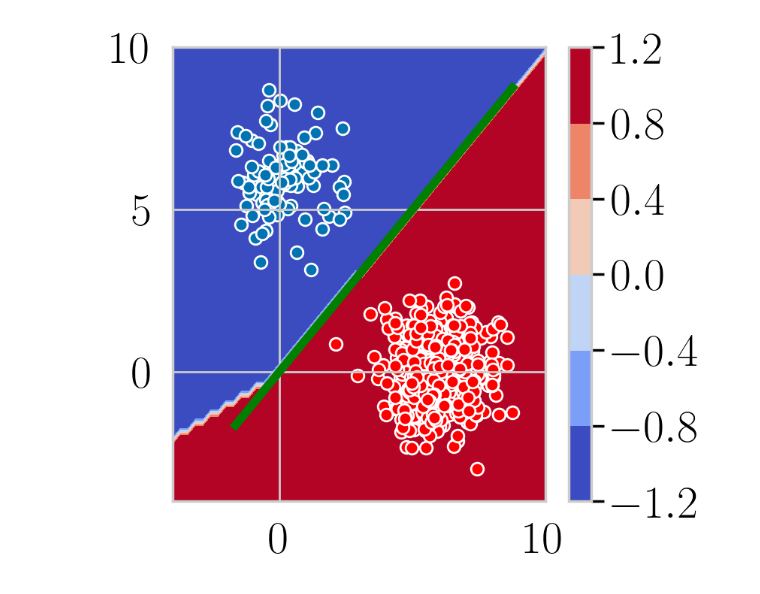
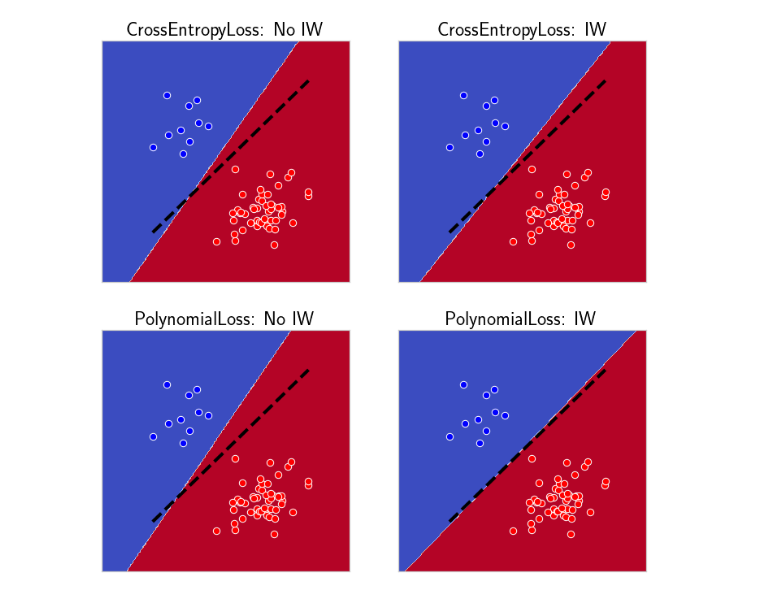
Before and after one commit to KeAWang/importance-weighting-interpolating-classifiers, a Jupyter notebook: scratch/two-gaussians.ipynb, the cells around one changed output. Drawn from its saved outputs; the diff is of its cells as text; code cells hidden in the pictures.

```diff
--- a/scratch/two-gaussians.ipynb
+++ b/scratch/two-gaussians.ipynb
@@ -4,6 +4,8 @@ import numpy as np
 import torch.optim as optim
 import matplotlib as mpl
 
+import seaborn as sns
+sns.set_palette("muted")
 import matplotlib.pyplot as plt
 import math
 %matplotlib inline
@@ -34,25 +59,28 @@ class PolyTailLoss(torch.nn.Module):
 # %%
 from itertools import product
 
-for loss_type, weight_type in product(["poly", "logit"], ["iw", "none"]):
+run = 0
+fig, axes = plt.subplots(figsize=(12, 12), nrows=2, ncols=2)
 
-    torch.random.manual_seed(3)
+for loss_type, weight_type in product(["ce", "poly"], ["No IW", "IW"]):
 
-    class_one_num = 100
-    class_two_num = 500
-    alpha = 5.0
-    num_epochs = 100
-    batch_size = 32
-    lr = 0.1
+    torch.random.manual_seed(0)
+
+    class_one_num = 10
+    class_two_num = 50
+    alpha = 1.0
+    num_epochs = 2000
+    batch_size = class_one_num + class_two_num
+    lr = 0.05
     device = "cuda"
 
 
-    class_one = truncate_normal(torch.randn(class_one_num, 2), 6) + torch.tensor([[0, 6]])
-    class_two = truncate_normal(torch.randn(class_two_num, 2), 6) + torch.tensor([[6, 0]])
+    class_one = truncate_normal(torch.randn(class_one_num, 2), 3) + torch.tensor([[0, 5]])
+    class_two = truncate_normal(torch.randn(class_two_num, 2), 3) + torch.tensor([[5, 0]])
 
     x_seq = torch.cat((class_one, class_two), dim=0)
     y_seq = torch.cat(
-        (torch.ones(class_one.shape[0]) * (-1), torch.ones(class_two.shape[0]))
+        (torch.zeros(class_one.shape[0], dtype=torch.long), torch.ones(class_two.shape[0], dtype=torch.long))
     )
 
     dataset = torch.utils.data.TensorDataset(x_seq, y_seq)
@@ -60,17 +88,17 @@ for loss_type, weight_type in product(["poly", "logit"], ["iw", "none"]):
         dataset=dataset, batch_size=batch_size, shuffle=True
     )
 
-    #model = torch.nn.Linear(2, 1)
-    model = torch.nn.Sequential(torch.nn.Linear(2, 100), torch.nn.ReLU(), torch.nn.Linear(100, 100), torch.nn.ReLU(), torch.nn.Linear(100, 1))
+    model = torch.nn.Linear(2, 2)
+    #model = torch.nn.Sequential(torch.nn.Linear(2, 100), torch.nn.ReLU(), torch.nn.Linear(100, 100), torch.nn.ReLU(), torch.nn.Linear(100, 1))
 
     model = model.to(device)
 
-    if loss_type == "logit":
-        logit_loss = torch.nn.SoftMarginLoss(reduction="none")
+    if loss_type == "ce":
+        loss_fn = torch.nn.CrossEntropyLoss(reduction="none")
     else:
-        logit_loss = PolyTailLoss(alpha=alpha)
+        loss_fn = PolynomialLoss(type="logit", alpha=alpha)
 
-    optimizer = optim.SGD(model.parameters(), lr=0.1)
+    optimizer = optim.SGD(model.parameters(), lr=lr)
 
     w_seq = []
     for i in range(num_epochs):
@@ -80,13 +108,15 @@ for loss_type, weight_type in product(["poly", "logit"], ["iw", "none"]):
 
             optimizer.zero_grad()
 
-            margin = model(xs).squeeze()
-            if weight_type == "iw":
-                loss_ratio = (ys > 0) + (ys < 0) * class_two_num / float(class_one_num)
+            logits = model(xs)
+
+            if weight_type == "IW":
+                loss_ratio = (ys == 1) + (ys == 0) * class_two_num / float(class_one_num)
             else:
                 loss_ratio = torch.ones(ys.shape[0])
             loss_ratio = loss_ratio.to(device)
-            loss = torch.mean(logit_loss(margin, ys) * loss_ratio)
+
+            loss = torch.mean(loss_fn(logits, ys) * loss_ratio)
 
             loss.backward()
 
@@ -109,47 +139,54 @@ for loss_type, weight_type in product(["poly", "logit"], ["iw", "none"]):
         print(bias)
         return (xseq * weight[0] + bias) / (-1 * weight[1])
 
+    ax = axes.flatten()[run]
 
-    fig, ax = plt.subplots(figsize=(4, 4), dpi=200)
     xlim = ylim = (-4, 10)
     ax.set(ylim=ylim, xlim=xlim)
 
-    g1 = np.linspace(*xlim)
-    g2 = np.linspace(*ylim)
+    g1 = np.linspace(*xlim, num=200)
+    g2 = np.linspace(*ylim, num=200)
 
     x1, x2 = np.meshgrid(g1, g2)
     X = np.stack([x1, x2], axis=-1).reshape(-1, 2)
 
     y = model(torch.as_tensor(X).float()).detach().cpu().numpy()
-    y = 2 * (y > 0) - 1.
+    y = np.argmax(y, axis=-1)
+    y = 2 * y - 1.  # convert to [-1, 1]
     y_grid = y.reshape(len(g1), len(g2))
 
     lim = max(abs(np.min(y)), abs(np.max(y)))
 
-    #fig, ax = plt.subplots()
-    cs = ax.contourf(x1, x2, y_grid, cmap="coolwarm", vmin=-lim, vmax=lim, levels=5)
-    cb = fig.colorbar(cs, ax=ax)
+    cs = ax.contourf(x1, x2, y_grid, cmap="coolwarm", vmin=-lim, vmax=lim, levels=2)
+    #cb = fig.colorbar(cs, ax=ax)
 
+    # TODO: Plot margin in gold
 
-    ax.scatter(class_one[:, 0], class_one[:, 1], edgecolors="w")
-    ax.scatter(class_two[:, 0], class_two[:, 1], color="red", edgecolors="w")
+    ax.scatter(class_one[:, 0], class_one[:, 1], color="blue", edgecolors="w", s=70)
+    ax.scatter(class_two[:, 0], class_two[:, 1], color="red", edgecolors="w", s=70)
 #    cmap = plt.cm.get_cmap("winter")
 #     for widx in range(len(w_seq)):
 #         frac_val = float(widx) / float(len(w_seq))
 #         print(frac_val)
 #         yvals = ymap(xrng, w_seq[widx][0][1][0], w_seq[widx][1][1])
 #         ax.plot(xrng, yvals, color=cmap(frac_val))
-    ax.plot(xrng, xrng, color="green", linewidth=4)
+    ax.plot(xrng, xrng, color="black", linewidth=4, linestyle="--")
+    ax.set(xticklabels=[], yticklabels=[])
+    ax.set(title=f"{type(loss_fn).__name__}: {weight_type}")
 
-    fig.savefig(
-        ""
-        + loss_type
-        + "-"
-        + weight_type
-        + "-"
-        + str(class_one_num)
-        + "-"
-        + str(class_two_num)
-        + ".pdf"
-    )
+    ax.grid(False)
+
+#     fig.savefig(
+#         ""
+#         + loss_type
+#         + "-"
+#         + weight_type
+#         + "-"
+#         + str(class_one_num)
+#         + "-"
+#         + str(class_two_num)
+#         + ".pdf"
+#     )
+
+    run += 1
 # %% [output]
@@ -172,2 +209,2 @@ Epoch 95: loss=6.781717820558697e-05
 []
-[figure, old version]
+[figure, new version]
```
Also changed, not shown: parts of 5 cells of this notebook.
